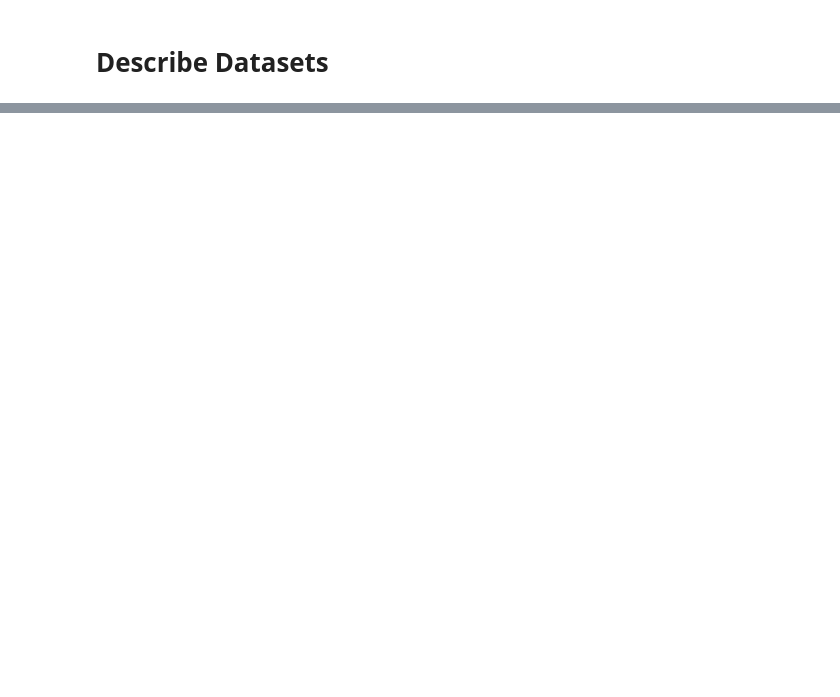
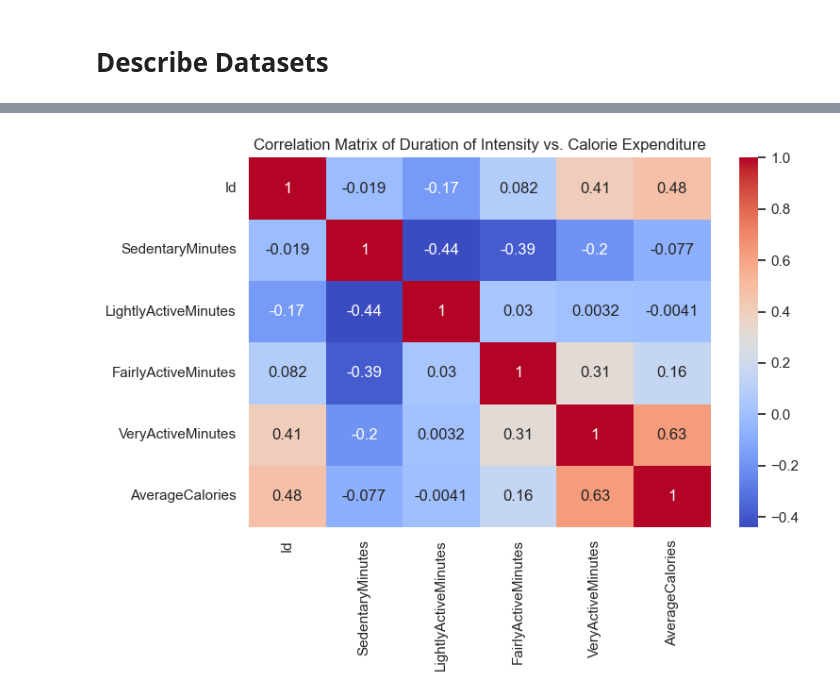
Before and after one commit to koujalgiash/healthcareanalytics101, a Jupyter notebook: kaggle/fitness_trends.ipynb, the cells around one changed output, grey strips where cells are left out. Cells and saved outputs as stored; diff of their text form; code cells hidden in the pictures; blank space fills up the shorter version.

```diff
--- a/kaggle/fitness_trends.ipynb
+++ b/kaggle/fitness_trends.ipynb
@@ -7,6 +12,14 @@ from utils import CSV_DAILY_INTENSITIES
 # Preview datasets
 # %%
 daily_intensites = pd.read_csv(CSV_DAILY_INTENSITIES)
+daily_steps = pd.read_csv(CSV_DAILY_STEPS) #Daily Steps over 31 days of 33 users
+daily_calories = pd.read_csv(CSV_DAILY_CALORIES) #Daily Calories over 31 days of 33 users
+# daily_sleep = pd.read_csv(CSV_DAILY_SLEEP)
 
+'''
 print(daily_intensites)
+print(daily_steps)
+print(daily_sleep)
+print(daily_calories)
+'''
 # %% [output]
@@ -157,0 +286,21 @@ plt.show()
+# %%
+# Average time spent in each zone per user
+daily_intensites_duration = daily_intensites.groupby("Id").agg({
+    'SedentaryMinutes': 'mean',
+    'LightlyActiveMinutes': 'mean',
+    'FairlyActiveMinutes': 'mean',
+    'VeryActiveMinutes': 'mean',
+}).reset_index()
+
+# print(daily_intensites_duration)
+
+# Average calorie expenditure per user
+mean_calories_grouped = daily_calories.groupby("Id")['Calories'].mean().round().astype(int).reset_index()
+mean_calories_grouped.rename(columns={'Calories': 'AverageCalories'}, inplace=True)
+
+# print(mean_calories_grouped)
+
+#Merge the Two DataFrames
+merged_duration_calories = pd.merge(daily_intensites_duration, mean_calories_grouped, on='Id')
+
+print(merged_duration_calories)
@@ -157,0 +331,17 @@ plt.show()
+# %%
+'''
+Multiple Linear Regression - To analyze the influence of each activity zone on calories
+1. Independent variable = daily_intensites_duration
+2. dependet variable = mean_calories_grouped
+'''
+# Compute correlation matrix
+corr = merged_duration_calories.corr()
+
+# Plot heatmap
+plt.figure(figsize=(8, 6))
+sns.heatmap(corr, annot=True, cmap='coolwarm')
+plt.title("Correlation Matrix of Duration of Intensity vs. Calorie Expenditure")
+plt.tight_layout()
+plt.show()
+# %% [output]
+[figure, added]
```
Also changed, not shown: parts of 20 cells of this notebook, 4 other files.
